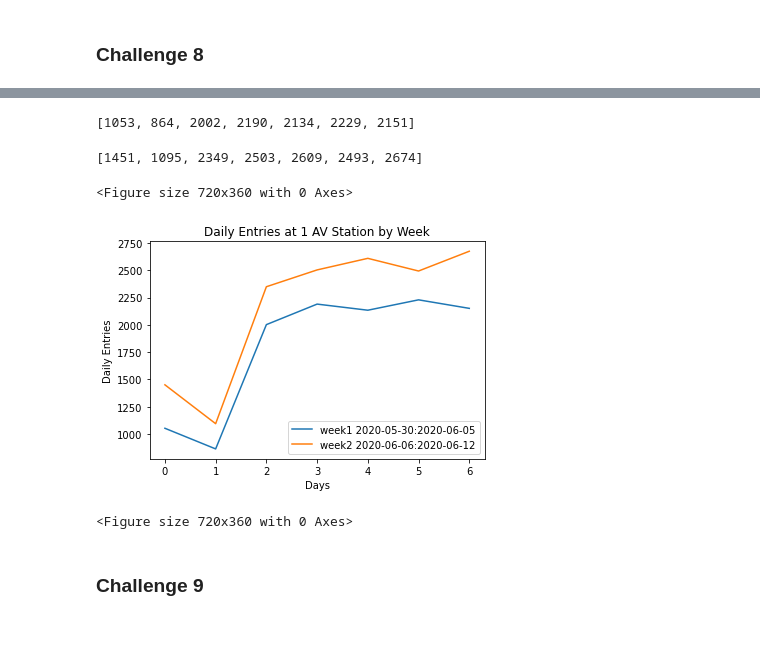
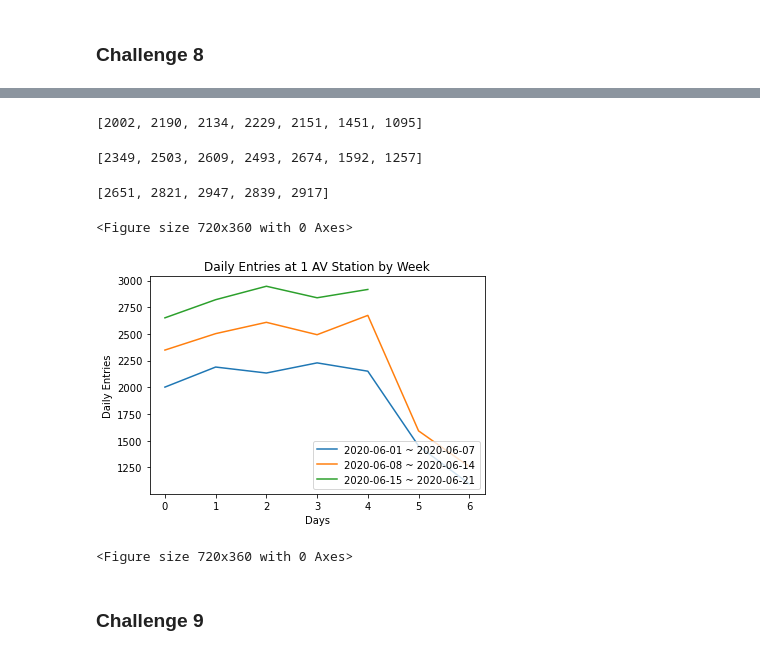
Before and after one commit to eunchanity/davids_repo, a Jupyter notebook: challenges/challenge_1/challenge_set_1_david.ipynb, the cells around one changed output, grey strips where cells are left out. Saved outputs shown, nothing was run; the diff lists cells and outputs as text; code cells hidden in the pictures.

```diff
--- a/challenges/challenge_1/challenge_set_1_david.ipynb
+++ b/challenges/challenge_1/challenge_set_1_david.ipynb
@@ -213,35 +238,49 @@ week1_df = first_av.loc[week1]
 # %%
-week1_count_list = []
-for elem in week1_df['NET_ENTRIES']:
-    week1_count_list.append(elem)
+week23_count_list = []
+for elem in week23_df['NET_ENTRIES']:
+    week23_count_list.append(elem)
 
-week1_count_list
+week23_count_list
 # %% [output]
-[1053, 864, 2002, 2190, 2134, 2229, 2151]
+[2002, 2190, 2134, 2229, 2151, 1451, 1095]
 # %%
-week2_start = '2020-06-06'
-week2_end = '2020-06-12'
-week2 = (first_av['DATE']>=week2_start) & (first_av['DATE']<=week2_end)
-week2_df = first_av.loc[week2]
+week24_start = '2020-06-08'
+week24_end = '2020-06-14'
+week24 = (first_av['DATE']>=week24_start) & (first_av['DATE']<=week24_end)
+week24_df = first_av.loc[week24]
 # %%
-week2_count_list = []
-for elem in week2_df['NET_ENTRIES']:
-    week2_count_list.append(elem)
+week24_count_list = []
+for elem in week24_df['NET_ENTRIES']:
+    week24_count_list.append(elem)
 
-week2_count_list
+week24_count_list
 # %% [output]
-[1451, 1095, 2349, 2503, 2609, 2493, 2674]
+[2349, 2503, 2609, 2493, 2674, 1592, 1257]
+# %%
+week25_start = '2020-06-15'
+week25_end = '2020-06-21'
+week25 = (first_av['DATE']>=week25_start) & (first_av['DATE']<=week25_end)
+week25_df = first_av.loc[week25]
+# %%
+week25_count_list = []
+for elem in week25_df['NET_ENTRIES']:
+    week25_count_list.append(elem)
+
+week25_count_list
+# %% [output]
+[2651, 2821, 2947, 2839, 2917]
 # %%
-plt.plot(week1_count_list, label='week1 2020-05-30:2020-06-05')
-plt.plot(week2_count_list, label='week2 2020-06-06:2020-06-12')
+plt.plot(week23_count_list, label='2020-06-01 ~ 2020-06-07')
+plt.plot(week24_count_list, label='2020-06-08 ~ 2020-06-14')
+plt.plot(week25_count_list, label='2020-06-15 ~ 2020-06-21')
 plt.xlabel('Days')
 plt.ylabel('Daily Entries')
 plt.title('Daily Entries at 1 AV Station by Week')
 plt.legend(loc='lower right')
 plt.figure(figsize=(10,5))
 # %% [output]
 <Figure size 720x360 with 0 Axes>
-[figure, old version]
+[figure, new version]
 <Figure size 720x360 with 0 Axes>
 # %% [markdown]
 ### Challenge 9
```
Also changed, not shown: parts of 24 cells of this notebook.
